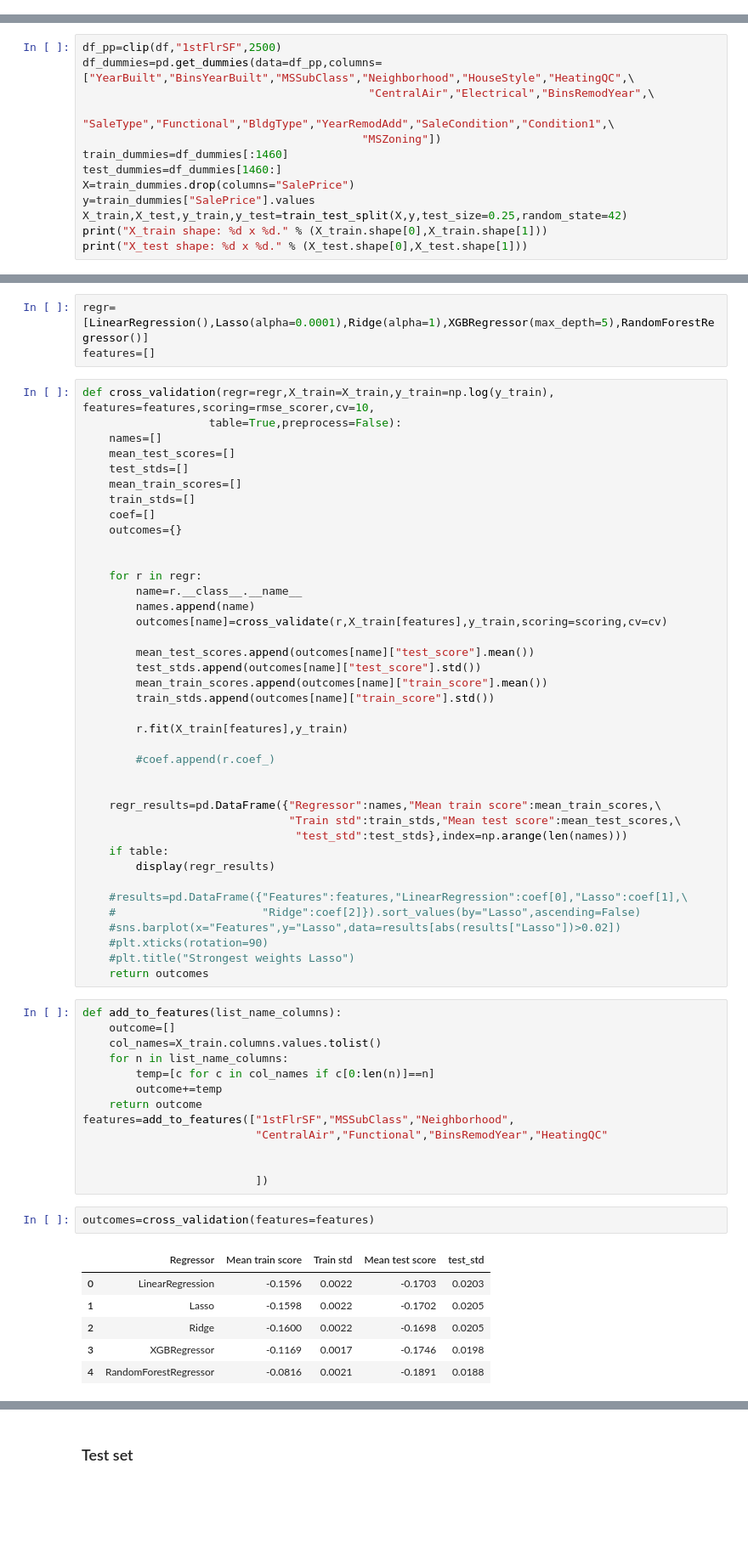
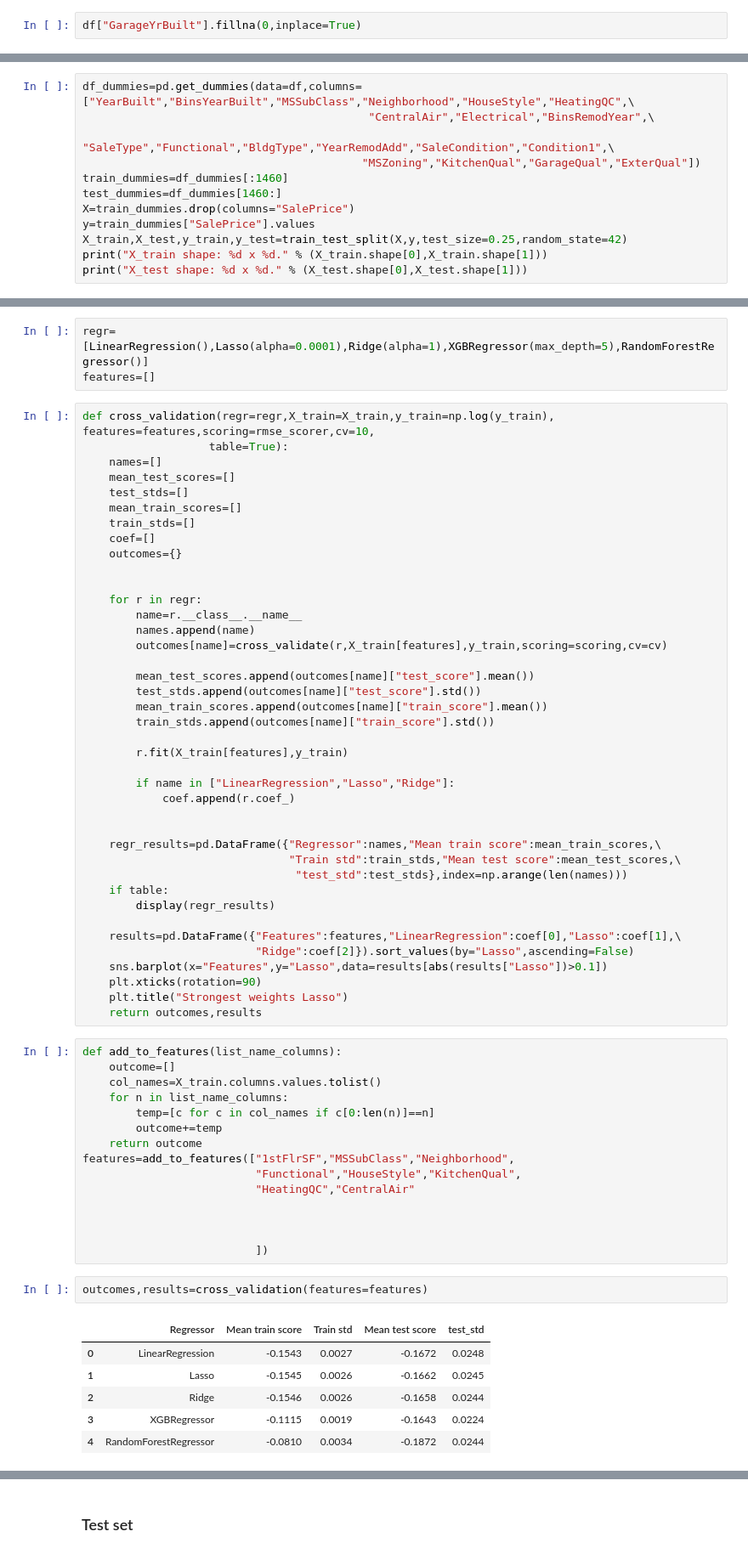
Before and after one commit to StevenDalderop/Ames-Housing-Dataset, a Jupyter notebook: Ames Housing Dataset.ipynb, the cells around one changed output, grey strips where cells are left out. Shown: that part at 85% size. Cells and saved outputs as stored; diff of their text form; blank space fills up the shorter version.

```diff
--- a/Ames Housing Dataset.ipynb
+++ b/Ames Housing Dataset.ipynb
@@ -368,0 +165,2 @@ g=sns.lmplot(x="1stFlrSF",y="LSalePrice",data=df_pp)
+# %%
+df["GarageYrBuilt"].fillna(0,inplace=True)
@@ -369,11 +169,10 @@ g=sns.lmplot(x="1stFlrSF",y="LSalePrice",data=df_pp)
 # %% [markdown]
 ### Model
 # %%
-df_pp=clip(df,"1stFlrSF",2500)
-df_dummies=pd.get_dummies(data=df_pp,columns=["YearBuilt","BinsYearBuilt","MSSubClass","Neighborhood","HouseStyle","HeatingQC",\
+df_dummies=pd.get_dummies(data=df,columns=["YearBuilt","BinsYearBuilt","MSSubClass","Neighborhood","HouseStyle","HeatingQC",\
                                            "CentralAir","Electrical","BinsRemodYear",\
                                                  "SaleType","Functional","BldgType","YearRemodAdd","SaleCondition","Condition1",\
-                                          "MSZoning"])
+                                          "MSZoning","KitchenQual","GarageQual","ExterQual"])
 train_dummies=df_dummies[:1460]
 test_dummies=df_dummies[1460:]
 X=train_dummies.drop(columns="SalePrice")
@@ -393,7 +192,7 @@ regr=[LinearRegression(),Lasso(alpha=0.0001),Ridge(alpha=1),XGBRegressor(max_dep
 features=[]
 # %%
 def cross_validation(regr=regr,X_train=X_train,y_train=np.log(y_train), features=features,scoring=rmse_scorer,cv=10,
-                   table=True,preprocess=False):
+                   table=True):
     names=[]
     mean_test_scores=[]
     test_stds=[]
@@ -415,7 +214,8 @@ def cross_validation(regr=regr,X_train=X_train,y_train=np.log(y_train), features
 
         r.fit(X_train[features],y_train)
 
-        #coef.append(r.coef_)
+        if name in ["LinearRegression","Lasso","Ridge"]:
+            coef.append(r.coef_)
 
 
     regr_results=pd.DataFrame({"Regressor":names,"Mean train score":mean_train_scores,\
@@ -424,12 +224,12 @@ def cross_validation(regr=regr,X_train=X_train,y_train=np.log(y_train), features
     if table:
         display(regr_results)
 
-    #results=pd.DataFrame({"Features":features,"LinearRegression":coef[0],"Lasso":coef[1],\
-    #                      "Ridge":coef[2]}).sort_values(by="Lasso",ascending=False)
-    #sns.barplot(x="Features",y="Lasso",data=results[abs(results["Lasso"])>0.02])
-    #plt.xticks(rotation=90)
-    #plt.title("Strongest weights Lasso")
-    return outcomes
+    results=pd.DataFrame({"Features":features,"LinearRegression":coef[0],"Lasso":coef[1],\
+                          "Ridge":coef[2]}).sort_values(by="Lasso",ascending=False)
+    sns.barplot(x="Features",y="Lasso",data=results[abs(results["Lasso"])>0.1])
+    plt.xticks(rotation=90)
+    plt.title("Strongest weights Lasso")
+    return outcomes,results
 # %%
 def add_to_features(list_name_columns):
     outcome=[]
@@ -439,16 +239,18 @@ def add_to_features(list_name_columns):
         outcome+=temp
     return outcome
 features=add_to_features(["1stFlrSF","MSSubClass","Neighborhood",
-                          "CentralAir","Functional","BinsRemodYear","HeatingQC"
+                          "Functional","HouseStyle","KitchenQual",
+                          "HeatingQC","CentralAir"
+
 
 
                           ])
 # %%
-outcomes=cross_validation(features=features)
+outcomes,results=cross_validation(features=features)
 # %% [output]
 |  | Regressor | Mean train score | Train std | Mean test score | test_std |
-| 0 | LinearRegression | -0.1596 | 0.0022 | -0.1703 | 0.0203 |
-| 1 | Lasso | -0.1598 | 0.0022 | -0.1702 | 0.0205 |
-| 2 | Ridge | -0.1600 | 0.0022 | -0.1698 | 0.0205 |
-| 3 | XGBRegressor | -0.1169 | 0.0017 | -0.1746 | 0.0198 |
-| 4 | RandomForestRegressor | -0.0816 | 0.0021 | -0.1891 | 0.0188 |
+| 0 | LinearRegression | -0.1543 | 0.0027 | -0.1672 | 0.0248 |
+| 1 | Lasso | -0.1545 | 0.0026 | -0.1662 | 0.0245 |
+| 2 | Ridge | -0.1546 | 0.0026 | -0.1658 | 0.0244 |
+| 3 | XGBRegressor | -0.1115 | 0.0019 | -0.1643 | 0.0224 |
+| 4 | RandomForestRegressor | -0.0810 | 0.0034 | -0.1872 | 0.0244 |
```
Also changed, not shown: parts of 87 cells of this notebook, 3 other files.
